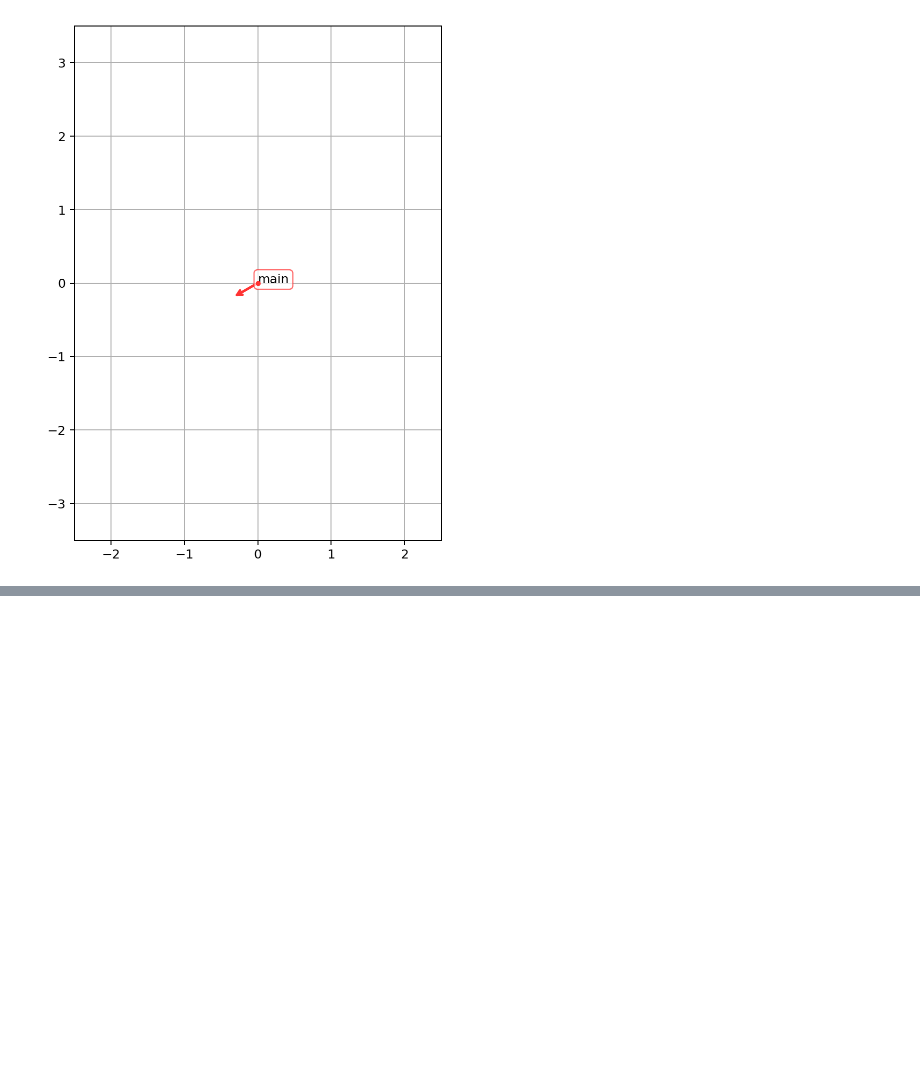
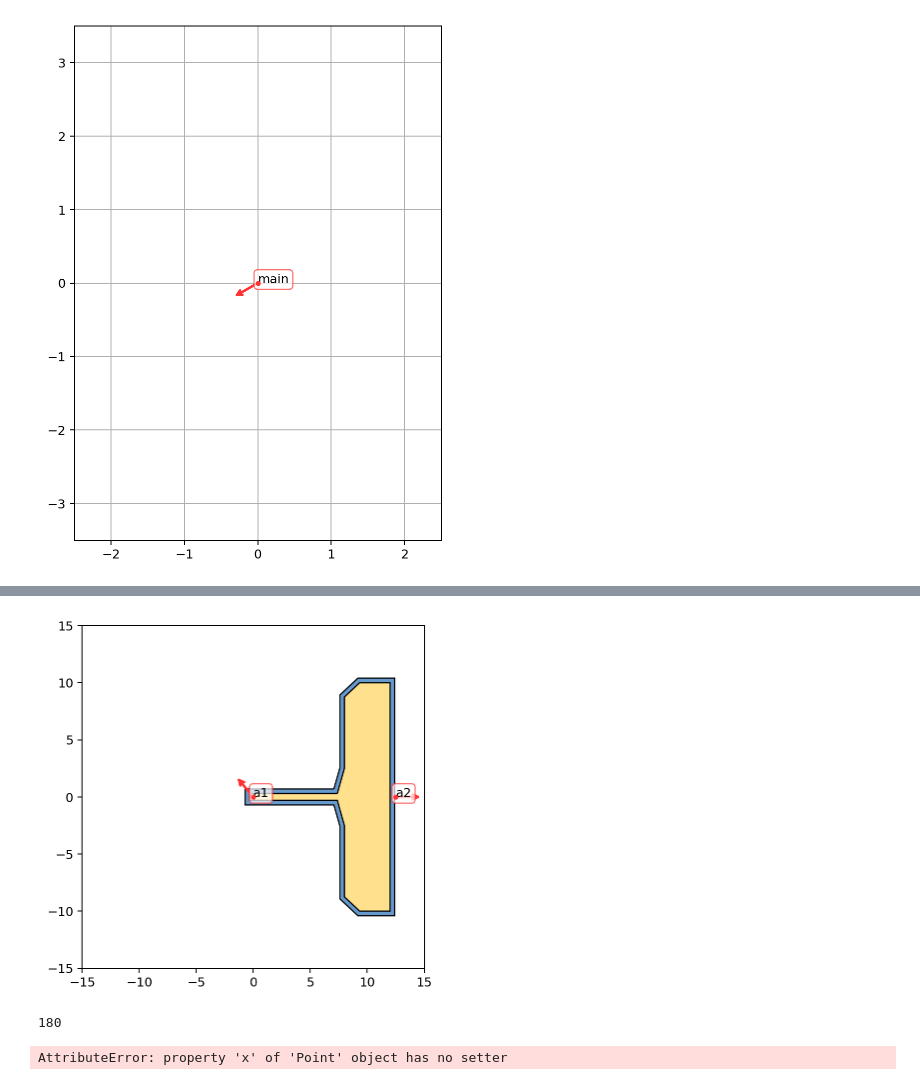
Before and after one commit to eeroqlab/zeroheliumkit, a Jupyter notebook: dev/anchors_test.ipynb, the cells around one changed output, grey strips where cells are left out. Drawn from its saved outputs; the diff is of its cells as text; code cells hidden in the pictures; blank space fills up the shorter version.

```diff
--- a/dev/anchors_test.ipynb
+++ b/dev/anchors_test.ipynb
@@ -76,0 +78,21 @@ print(pgate_base._errors)
+# %%
+pgate_base.anchorsmod.multipoint[0].direction = 130
+# %%
+fig = plt.figure(1, figsize=SIZE, dpi=90)
+ax = fig.add_subplot(111)
+set_limits(ax=ax, coor=[0,0], dxdy=[30,30])
+pgate_base.plot(ax=ax, layer=["gnd", "top", "anchorsmod"], color=colorlist, draw_direction=True)
+plt.gca().set_aspect('equal')
+plt.show()
+# %% [output]
+[figure, added]
+# %%
+print(pgate_base.anchorsmod.multipoint[1].direction)
+# %% [output]
+180
+# %%
+pp = Point(0,0)
+pp.x = 10
+print(pp.x, pp.y)
+# %% [output]
+AttributeError: property 'x' of 'Point' object has no setter
```
Also changed, not shown: parts of 6 cells of this notebook, 3 other files.
